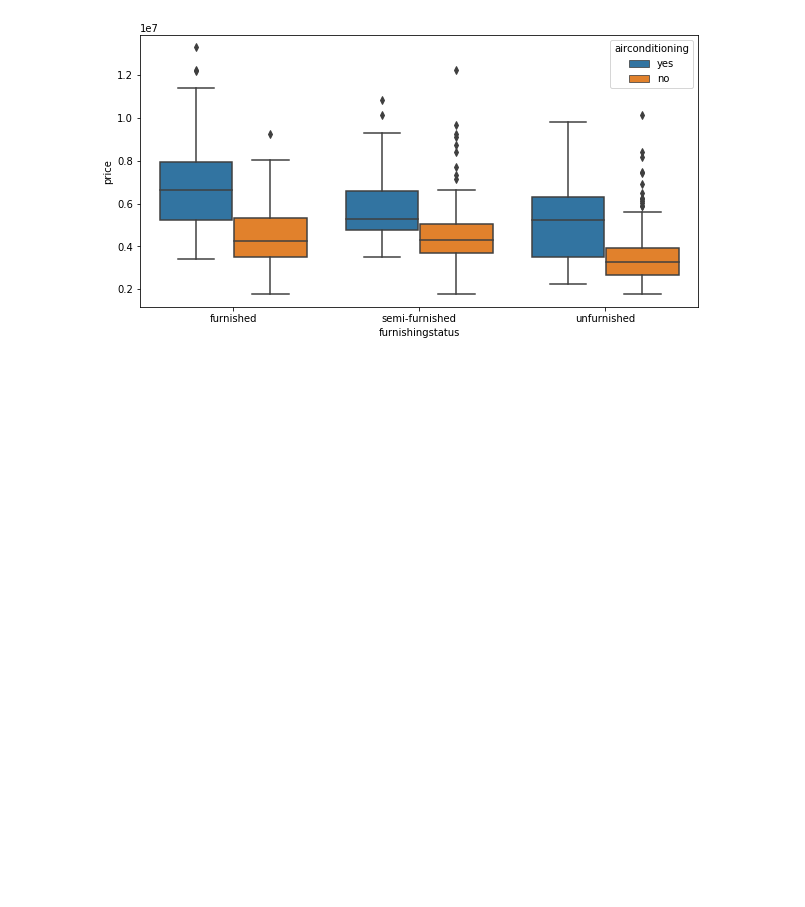
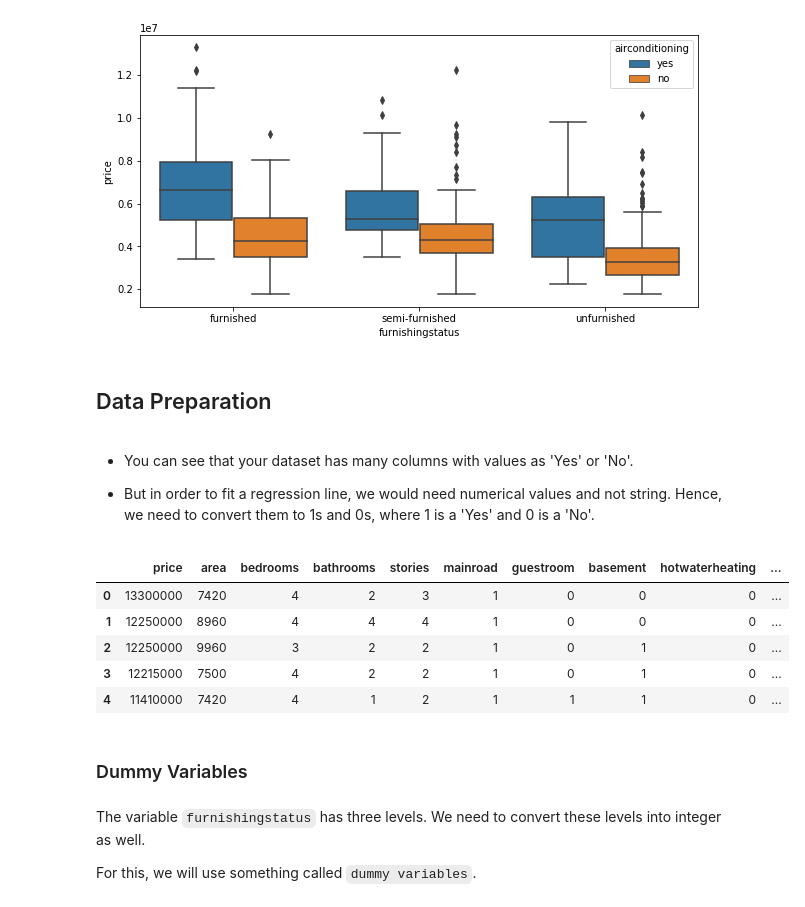
Before and after one commit to vivekkum-ar/Housing-Real-Estate-MLR-Model, a Jupyter notebook: Housing-R-Estate-MLR-Model.ipynb, the cells around one changed output. Drawn from its saved outputs; the diff is of its cells as text; code cells hidden in the pictures; blank space fills up the shorter version.

Commit message:
Data Preparation

```diff
--- a/Housing-R-Estate-MLR-Model.ipynb
+++ b/Housing-R-Estate-MLR-Model.ipynb
@@ -113,3 +113,37 @@ sns.boxplot(x = 'furnishingstatus', y = 'price', hue = 'airconditioning', data =
 plt.show()
 # %% [output]
 [figure]
+# %% [markdown]
+## Data Preparation
+# %% [markdown]
+- You can see that your dataset has many columns with values as 'Yes' or 'No'.
+
+- But in order to fit a regression line, we would need numerical values and not string. Hence, we need to convert them to 1s and 0s, where 1 is a 'Yes' and 0 is a 'No'.
+# %%
+# List of variables to map
+
+varlist =  ['mainroad', 'guestroom', 'basement', 'hotwaterheating', 'airconditioning', 'prefarea']
+
+# Defining the map function
+def binary_map(x):
+    return x.map({'yes': 1, "no": 0})
+
+# Applying the function to the housing list
+housing[varlist] = housing[varlist].apply(binary_map)
+# %%
+# Check the housing dataframe now
+
+housing.head()
+# %% [output]
+|  | price | area | bedrooms | bathrooms | stories | mainroad | guestroom | basement | hotwaterheating | ... |
+| 0 | 13300000 | 7420 | 4 | 2 | 3 | 1 | 0 | 0 | 0 | ... |
+| 1 | 12250000 | 8960 | 4 | 4 | 4 | 1 | 0 | 0 | 0 | ... |
+| 2 | 12250000 | 9960 | 3 | 2 | 2 | 1 | 0 | 1 | 0 | ... |
+| 3 | 12215000 | 7500 | 4 | 2 | 2 | 1 | 0 | 1 | 0 | ... |
+| 4 | 11410000 | 7420 | 4 | 1 | 2 | 1 | 1 | 1 | 0 | ... |
+# %% [markdown]
+### Dummy Variables
+# %% [markdown]
+The variable `furnishingstatus` has three levels. We need to convert these levels into integer as well.
+
+For this, we will use something called `dummy variables`.
```
Also changed, not shown: parts of 8 cells of this notebook.
